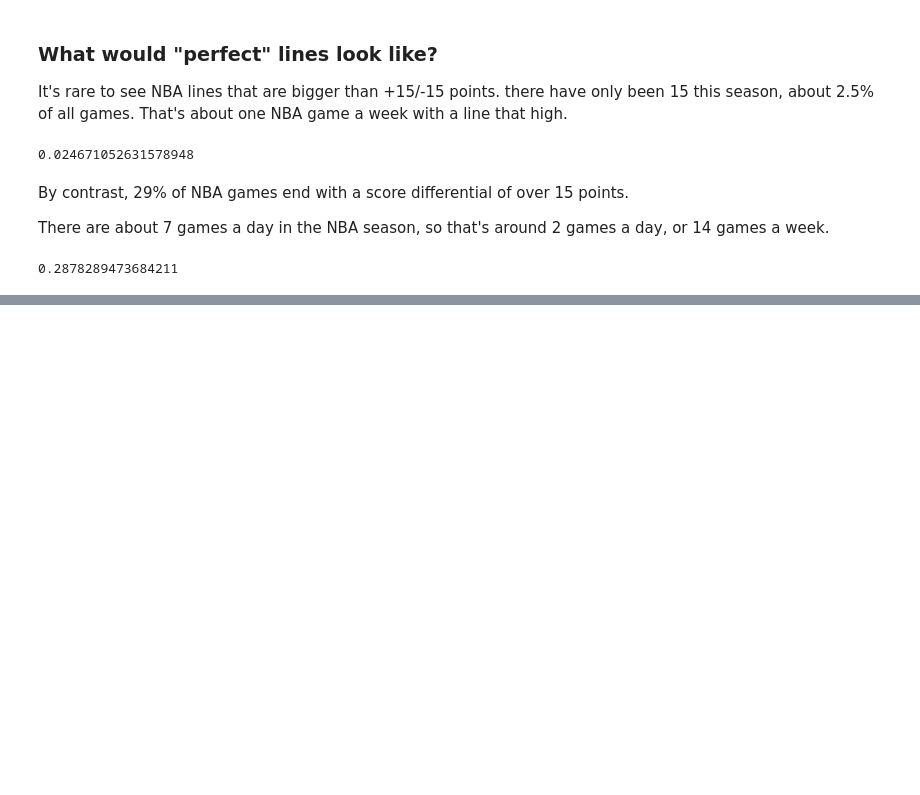
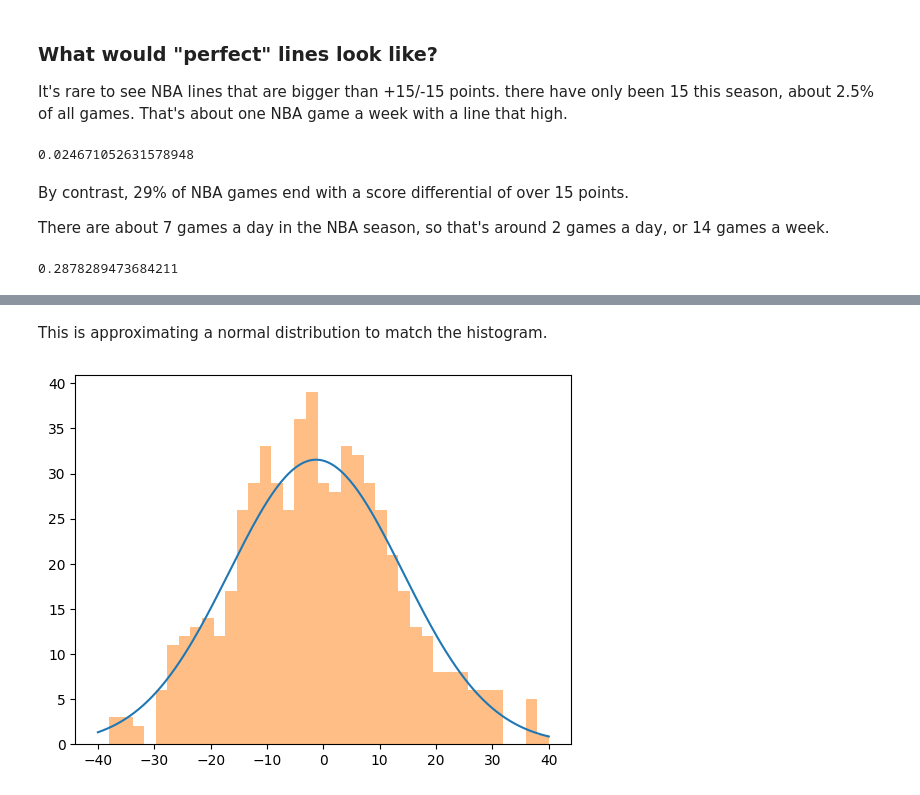
Before and after one commit to csdurfee/book, a Jupyter notebook: ep 2 LAST FAIR DEAL.ipynb, the cells around one changed output, grey strips where cells are left out. Cells and saved outputs as stored; diff of their text form; code cells hidden in the pictures; blank space fills up the shorter version.

```diff
--- a/ep 2 LAST FAIR DEAL.ipynb
+++ b/ep 2 LAST FAIR DEAL.ipynb
@@ -396,0 +463,18 @@ sum(abs(game_data.score_diff) > 15) / len(game_data)
+# %% [markdown]
+This is approximating a normal distribution to match the histogram.
+# %%
+sample_variance  = np.var(score_diff)
+sample_mean = np.mean(score_diff)
+sample_sd = np.sqrt(sample_variance)
+
+
+x = np.linspace(-40,40,200)
+hist_x = np.linspace(-40,40,40)
+
+bin_width = 2
+fudge_factor = len(score_diff) * bin_width # to make the AUC of normal distribution match AUC of histogram
+
+plt.plot(x, fudge_factor * scipy.stats.norm.pdf(x, sample_mean, sample_sd))
+out = plt.hist(score_diff, hist_x, alpha=0.5, label='score diff')
+# %% [output]
+[figure, added]
```
Also changed, not shown: parts of 18 cells of this notebook.
